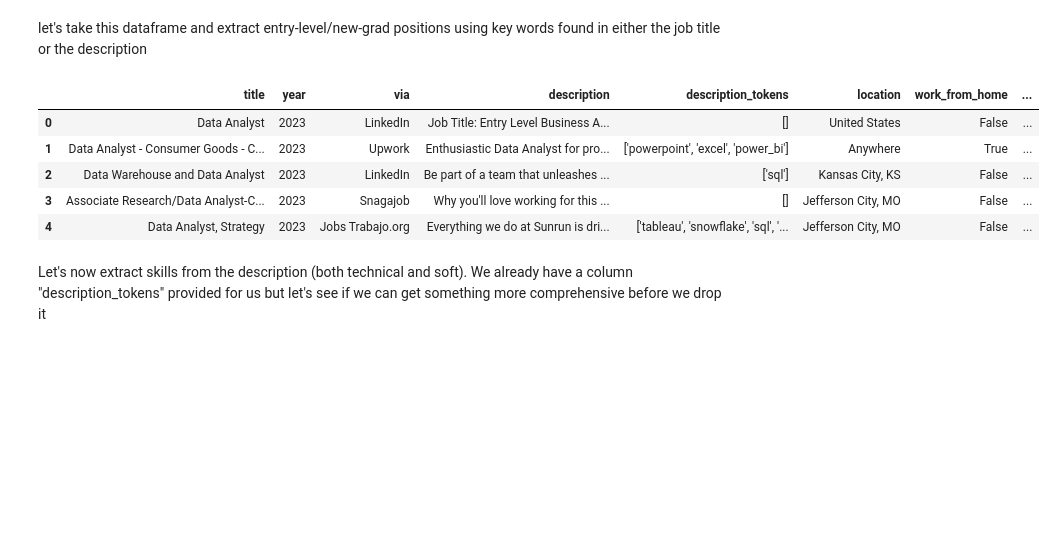
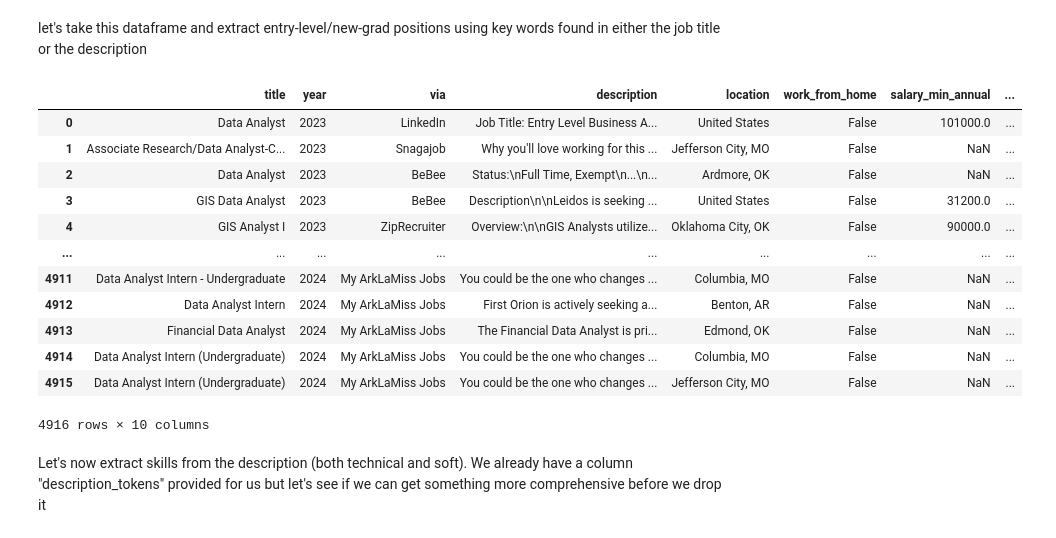
Before and after one commit to ant-li/2025-data-job-market-analytics, a Jupyter notebook: notebooks/data_cleaning.ipynb, the cells around one changed output. Drawn from its saved outputs; the diff is of its cells as text; code cells hidden in the pictures; blank space fills up the shorter version.

```diff
--- a/notebooks/data_cleaning.ipynb
+++ b/notebooks/data_cleaning.ipynb
@@ -59,14 +60,21 @@ entry_jobs_cleaned[["salary_min_annual", "salary_max_annual", "salary_type"]] =
 # %%
 entry_cleaned = entry_jobs_cleaned.drop(["salary_pay","salary_rate"],axis = 1)
 # %%
-entry_cleaned.head()
+entry_cleaned
 # %% [output]
-|  | title | year | via | description | description_tokens | location | work_from_home | ... |
-| 0 | Data Analyst | 2023 | LinkedIn | Job Title: Entry Level Business A... | [] | United States | False | ... |
-| 1 | Data Analyst - Consumer Goods - C... | 2023 | Upwork | Enthusiastic Data Analyst for pro... | ['powerpoint', 'excel', 'power_bi'] | Anywhere | True | ... |
-| 2 | Data Warehouse and Data Analyst | 2023 | LinkedIn | Be part of a team that unleashes ... | ['sql'] | Kansas City, KS | False | ... |
-| 3 | Associate Research/Data Analyst-C... | 2023 | Snagajob | Why you'll love working for this ... | [] | Jefferson City, MO | False | ... |
-| 4 | Data Analyst, Strategy | 2023 | Jobs Trabajo.org | Everything we do at Sunrun is dri... | ['tableau', 'snowflake', 'sql', '... | Jefferson City, MO | False | ... |
+|  | title | year | via | description | location | work_from_home | salary_min_annual | ... |
+| 0 | Data Analyst | 2023 | LinkedIn | Job Title: Entry Level Business A... | United States | False | 101000.0 | ... |
+| 1 | Associate Research/Data Analyst-C... | 2023 | Snagajob | Why you'll love working for this ... | Jefferson City, MO | False | NaN | ... |
+| 2 | Data Analyst | 2023 | BeBee | Status:\nFull Time, Exempt\n...\n... | Ardmore, OK | False | NaN | ... |
+| 3 | GIS Data Analyst | 2023 | BeBee | Description\n\nLeidos is seeking ... | United States | False | 31200.0 | ... |
+| 4 | GIS Analyst I | 2023 | ZipRecruiter | Overview:\n\nGIS Analysts utilize... | Oklahoma City, OK | False | 90000.0 | ... |
+| ... | ... | ... | ... | ... | ... | ... | ... | ... |
+| 4911 | Data Analyst Intern - Undergraduate | 2024 | My ArkLaMiss Jobs | You could be the one who changes ... | Columbia, MO | False | NaN | ... |
+| 4912 | Data Analyst Intern | 2024 | My ArkLaMiss Jobs | First Orion is actively seeking a... | Benton, AR | False | NaN | ... |
+| 4913 | Financial Data Analyst | 2024 | My ArkLaMiss Jobs | The Financial Data Analyst is pri... | Edmond, OK | False | NaN | ... |
+| 4914 | Data Analyst Intern (Undergraduate) | 2024 | My ArkLaMiss Jobs | You could be the one who changes ... | Columbia, MO | False | NaN | ... |
+| 4915 | Data Analyst Intern (Undergraduate) | 2024 | My ArkLaMiss Jobs | You could be the one who changes ... | Jefferson City, MO | False | NaN | ... |
+4916 rows × 10 columns
 # %% [markdown]
 Let's now extract skills from the description (both technical and soft). We already have a column "description_tokens" provided for us but let's see if we can get something more comprehensive before we drop it
 # %%
```
Also changed, not shown: parts of 26 cells of this notebook, 3 other files.
